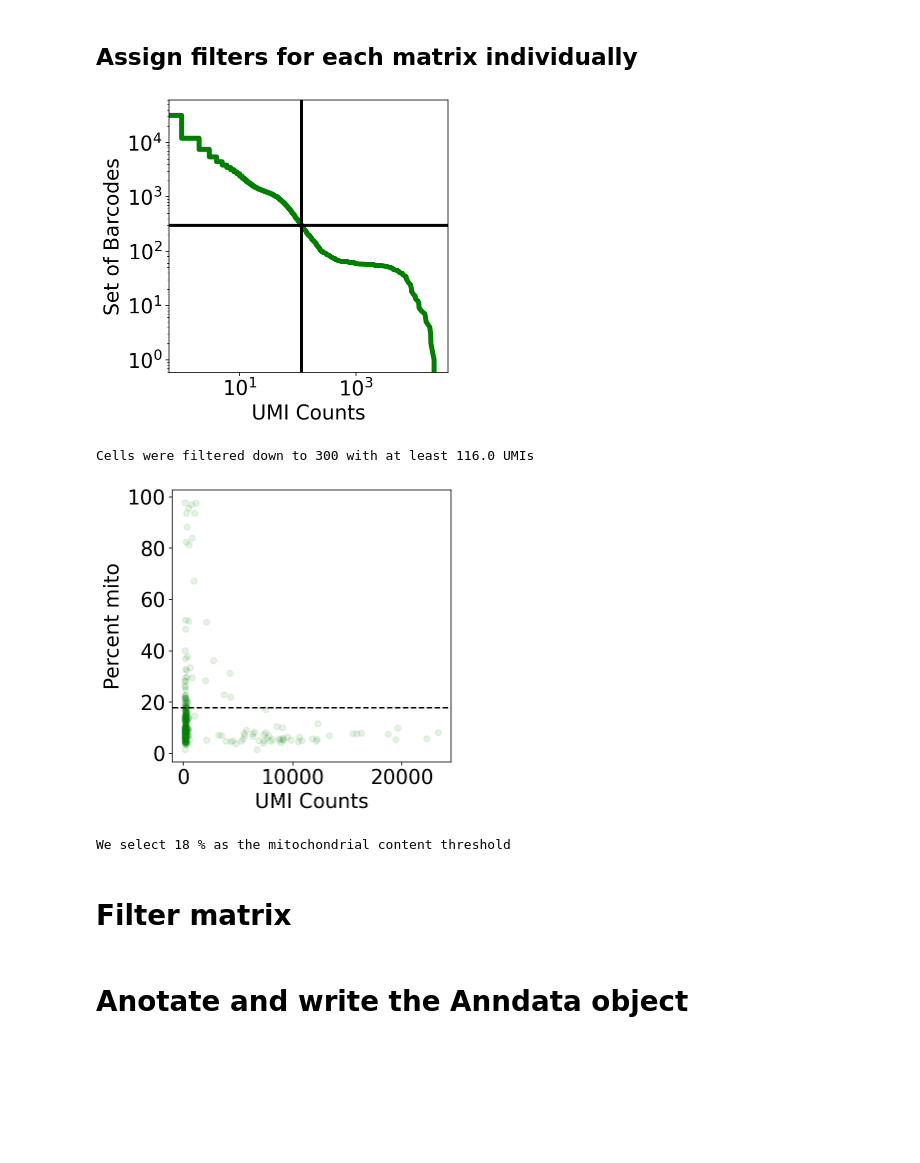
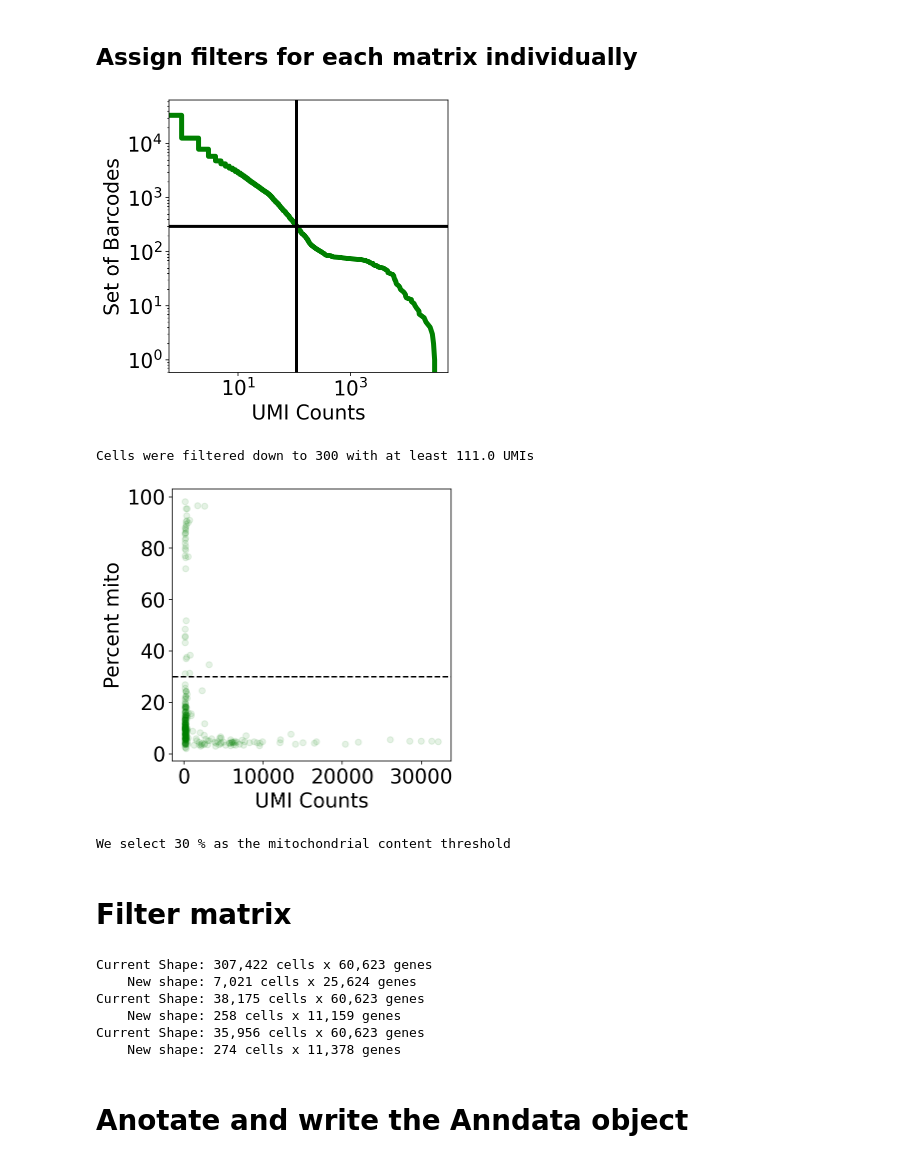
Before and after one commit to agalvezm/ACE2_scRNAseq, a Jupyter notebook: notebooks_countmatrices/GSE117824_GSM3739217_GSM3739218_GSM3739219.ipynb, the cells around one changed output. Cells and saved outputs as stored; diff of their text form; code cells hidden in the pictures; blank space fills up the shorter version.

```diff
--- a/notebooks_countmatrices/GSE117824_GSM3739217_GSM3739218_GSM3739219.ipynb
+++ b/notebooks_countmatrices/GSE117824_GSM3739217_GSM3739218_GSM3739219.ipynb
@@ -369,8 +369,7 @@ The unfiltered matrix GSM3739219 contains 35956 cells by 60623 genes
 ## Assign filters for each matrix individually
 # %%
 # Modify this manually to change sample after having assigned the "expected_num_cells" and "mito_criteria" parameters
-samp_n = 0
-
+samp_n = 1
 
 # Filtering criteria
 cell_threshold = 100
@@ -380,7 +379,7 @@ mito_criteria = 30
 # %%
 
 expected_num_cells = 300#@param {type:"integer"}
-knee = np.sort(nd(results[sample_id[i]].X.sum(axis=1)))[::-1]
+knee = np.sort(nd(results[sample_id[samp_n]].X.sum(axis=1)))[::-1]
 
 fig, ax = plt.subplots(figsize=(5, 5))
 
@@ -396,44 +395,44 @@ ax.set_xlabel("UMI Counts")
 ax.set_ylabel("Set of Barcodes")
 
 plt.show()
 
 cell_threshold = knee[expected_num_cells]
 
 results["cell_threshold" + sample_id[samp_n]] = knee[expected_num_cells]
 
 print ("Cells were filtered down to " + str(expected_num_cells) + " with at least " + str(cell_threshold) + " UMIs")
 
 
-mito_criteria = 18#@param {type:"integer"}
+mito_criteria = 30#@param {type:"integer"}
 results["mito_criteria" + sample_id[samp_n]] = mito_criteria
 
 fig, ax = plt.subplots(figsize=(5,5))
 
 
-x = nd(results[sample_id[i]].obs["cell_counts"][results[sample_id[i]].obs["cell_counts"] > cell_threshold])
-y = nd(results[sample_id[i]].obs["percent_mito"][results[sample_id[i]].obs["cell_counts"] > cell_threshold])
+x = nd(results[sample_id[samp_n]].obs["cell_counts"][results[sample_id[samp_n]].obs["cell_counts"] > cell_threshold])
+y = nd(results[sample_id[samp_n]].obs["percent_mito"][results[sample_id[samp_n]].obs["cell_counts"] > cell_threshold])
 
 ax.scatter(x, y, color="green", alpha=0.1)
 
 ax.axhline(y=mito_criteria, linestyle="--", color="k")
 
 
 ax.set_xlabel("UMI Counts")
 ax.set_ylabel("Percent mito")
 
 
 plt.show()
 
 print("We select " + str(mito_criteria) + " % as the mitochondrial content threshold")
 # %% [output]
-[figure, old version]
+[figure, new version]
-Cells were filtered down to 300 with at least 116.0 UMIs
+Cells were filtered down to 300 with at least 111.0 UMIs
-[figure, old version]
+[figure, new version]
-We select 18 % as the mitochondrial content threshold
+We select 30 % as the mitochondrial content threshold
 # %% [markdown]
 # Filter matrix
 # %%
-for i in range(number_of_samples):
+for i in range(no_samples):
   results[sample_id[i]].obs["pass_count_filter"] = results[sample_id[i]].obs["cell_counts"] > results["cell_threshold" + sample_id[i]]
   results[sample_id[i]].obs["pass_mito_filter"] = results[sample_id[i]].obs.percent_mito < results["mito_criteria" + sample_id[i]]
   results[sample_id[i]].var["pass_gene_filter"] = results[sample_id[i]].var["n_cells"] > gene_threshold
@@ -444,6 +443,13 @@ for i in range(number_of_samples):
   print("Current Shape: {:,} cells x {:,} genes".format(results[sample_id[i]].shape[0], results[sample_id[i]].shape[1]))
   print("    New shape: {:,} cells x {:,} genes".format(cell_mask.sum(), gene_mask.sum()))
   results["data_" + sample_id[i]] = results[sample_id[i]][cell_mask, gene_mask]
+# %% [output]
+Current Shape: 307,422 cells x 60,623 genes
+    New shape: 7,021 cells x 25,624 genes
+Current Shape: 38,175 cells x 60,623 genes
+    New shape: 258 cells x 11,159 genes
+Current Shape: 35,956 cells x 60,623 genes
+    New shape: 274 cells x 11,378 genes
 # %% [markdown]
 # Anotate and write the Anndata object
 # %%
```
Also changed, not shown: parts of 5 cells of this notebook.
